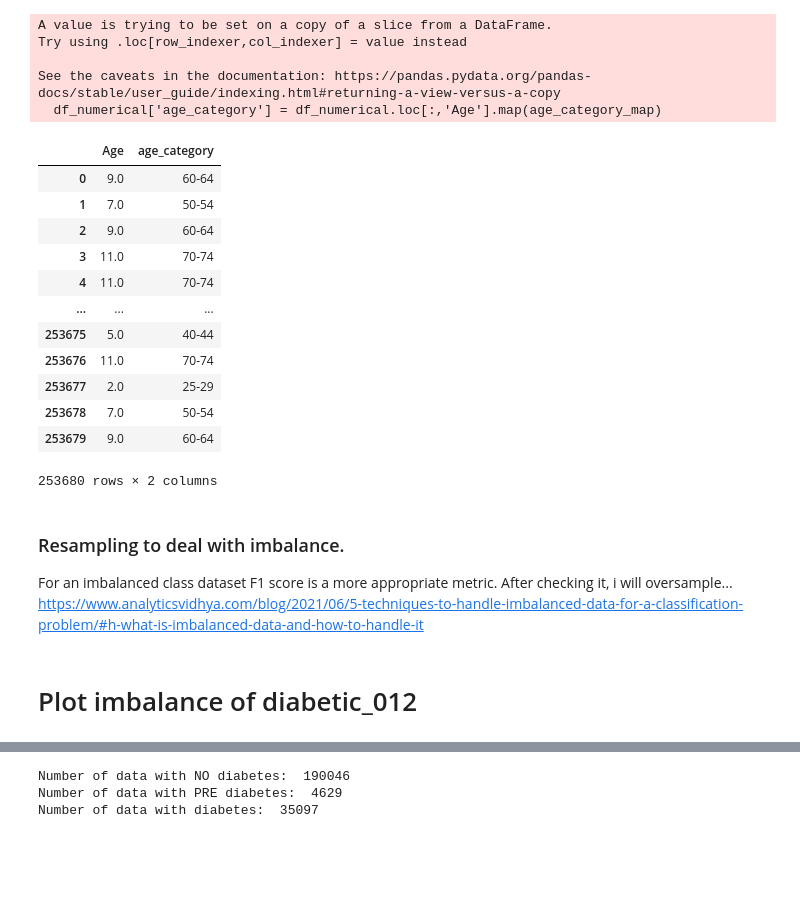
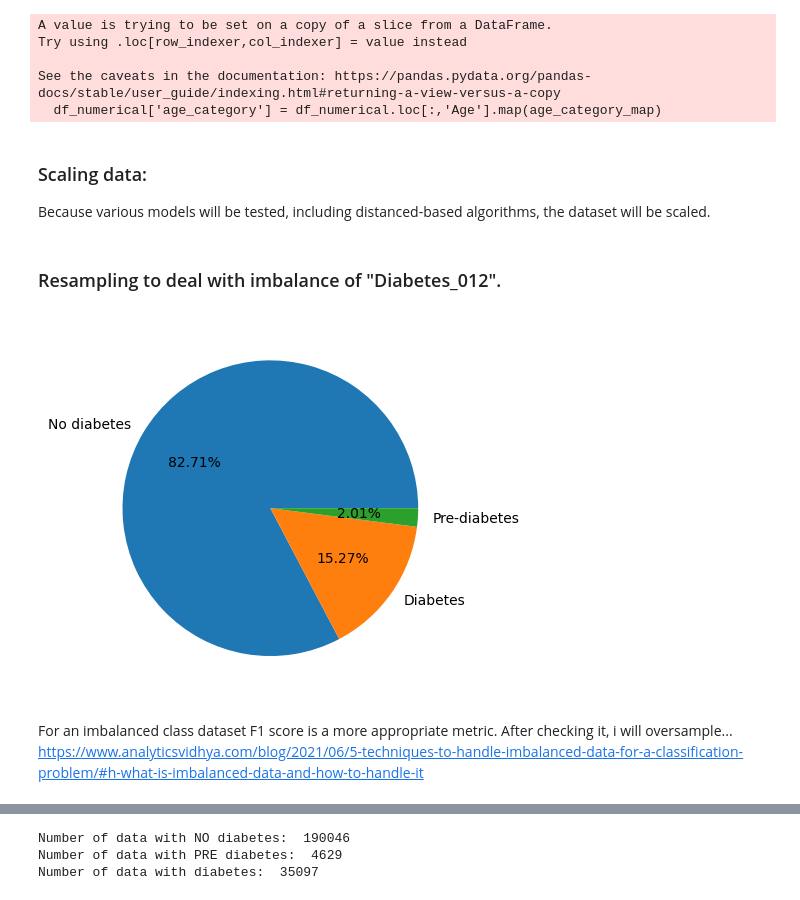
Before and after one commit to AliGarAlon/Diabetes_Project, a Jupyter notebook: diabetes_model.ipynb, the cells around one changed output, grey strips where cells are left out. Saved outputs shown, nothing was run; the diff lists cells and outputs as text; code cells hidden in the pictures; blank space fills up the shorter version.

```diff
--- a/diabetes_model.ipynb
+++ b/diabetes_model.ipynb
@@ -606,19 +609,6 @@ Try using .loc[row_indexer,col_indexer] = value instead
 
 See the caveats in the documentation: https://pandas.pydata.org/pandas-docs/stable/user_guide/indexing.html#returning-a-view-versus-a-copy
   df_numerical['age_category'] = df_numerical.loc[:,'Age'].map(age_category_map)
-# %%
-df_numerical[['Age', 'age_category']]
-# %% [output]
-|  | Age | age_category |
-| 0 | 9.0 | 60-64 |
-| 1 | 7.0 | 50-54 |
-| 2 | 9.0 | 60-64 |
-| 3 | 11.0 | 70-74 |
-| 4 | 11.0 | 70-74 |
-| ... | ... | ... |
-| 253675 | 5.0 | 40-44 |
-| 253676 | 11.0 | 70-74 |
-| 253677 | 2.0 | 25-29 |
-| 253678 | 7.0 | 50-54 |
-| 253679 | 9.0 | 60-64 |
-253680 rows × 2 columns
+# %% [markdown]
+### Scaling data:
+Because various models will be tested, including distanced-based algorithms, the dataset will be scaled.
@@ -625,6 +619,10 @@ df_numerical[['Age', 'age_category']]
 # %% [markdown]
-### Resampling to deal with imbalance.
-For an imbalanced class dataset F1 score is a more appropriate metric. After checking it, i will oversample...
-https://www.analyticsvidhya.com/blog/2021/06/5-techniques-to-handle-imbalanced-data-for-a-classification-problem/#h-what-is-imbalanced-data-and-how-to-handle-it
+### Resampling to deal with imbalance of "Diabetes_012".
-# %% [markdown]
-# Plot imbalance of diabetic_012
+# %%
+labels = ["No diabetes", "Diabetes", "Pre-diabetes"]
+plt.pie(df["Diabetes_012"].sort_values().value_counts(), labels=labels, autopct='%.02f%%');
+# %% [output]
+[figure, added]
+# %% [markdown]
+For an imbalanced class dataset F1 score is a more appropriate metric. After checking it, i will oversample...
+https://www.analyticsvidhya.com/blog/2021/06/5-techniques-to-handle-imbalanced-data-for-a-classification-problem/#h-what-is-imbalanced-data-and-how-to-handle-it
```
Also changed, not shown: parts of 32 cells of this notebook.
